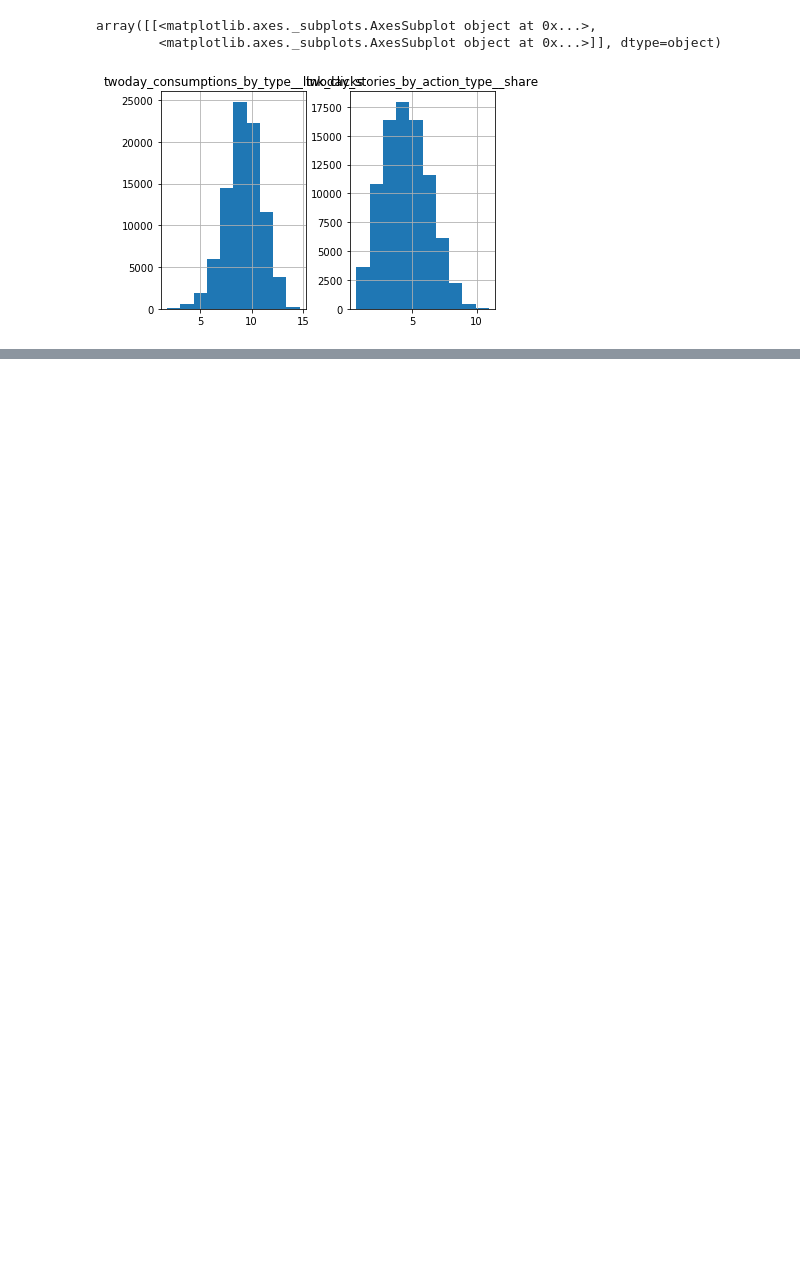
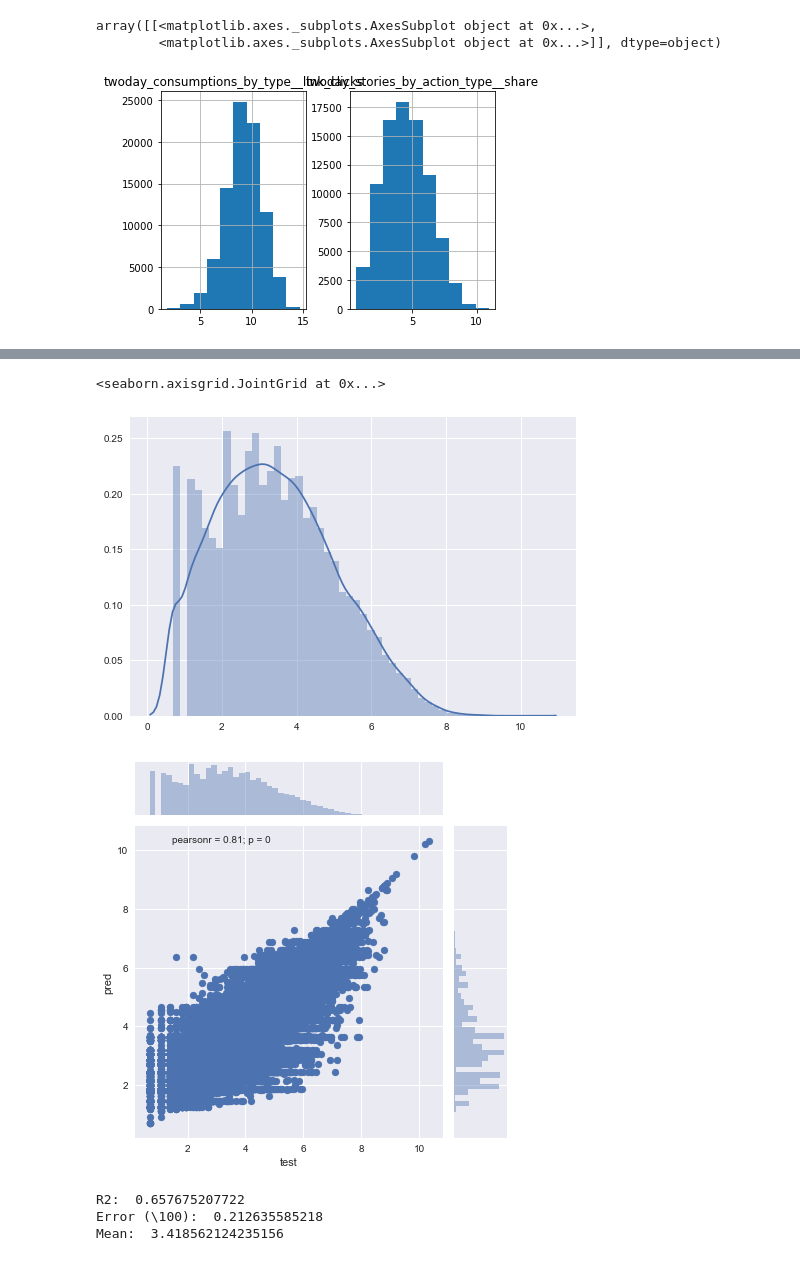
Before and after one commit to eshwarchandrasekharan/predict-pop, a Jupyter notebook: demo-links/metrics-distribution.ipynb, the cells around one changed output, grey strips where cells are left out. Saved outputs shown, nothing was run; the diff lists cells and outputs as text; code cells hidden in the pictures; blank space fills up the shorter version.

```diff
--- a/demo-links/metrics-distribution.ipynb
+++ b/demo-links/metrics-distribution.ipynb
@@ -20,0 +258,32 @@ array([[<matplotlib.axes._subplots.AxesSubplot object at 0x...>,
+# %%
+df = pd.DataFrame()
+df['test'] = share_cv_y_test
+df['pred'] = share_cv_y_pred
+
+import seaborn as sns
+sns.set(color_codes=True)
+sns.distplot(share_cv_y_test)
+sns.jointplot(x="test", y="pred", data=df)
+# %% [output]
+<seaborn.axisgrid.JointGrid at 0x...>
+[figure, added]
+[figure, added]
+# %%
+test = df['test']
+pred = df['pred']
+
+######
+accuracy = metrics.r2_score(test, pred)
+print("R2: ", accuracy)
+error_percent = mean_absolute_error(test, pred)/np.mean(test)
+print("Error (\\100): ", error_percent)
+print("Mean: ", np.mean(test))
+np.percentile(df['test'], 10), np.percentile(df['test'], 50), np.percentile(df['test'], 90)
+
+percentile_10 = np.percentile(df['test'], 10)
+percentile_50 = np.percentile(df['test'], 50)
+percentile_90 = np.percentile(df['test'], 90)
+# %% [output]
+R2:  0.657675207722
+Error (\100):  0.212635585218
+Mean:  3.418562124235156
```
Also changed, not shown: parts of 8 cells of this notebook, 2 other files.
